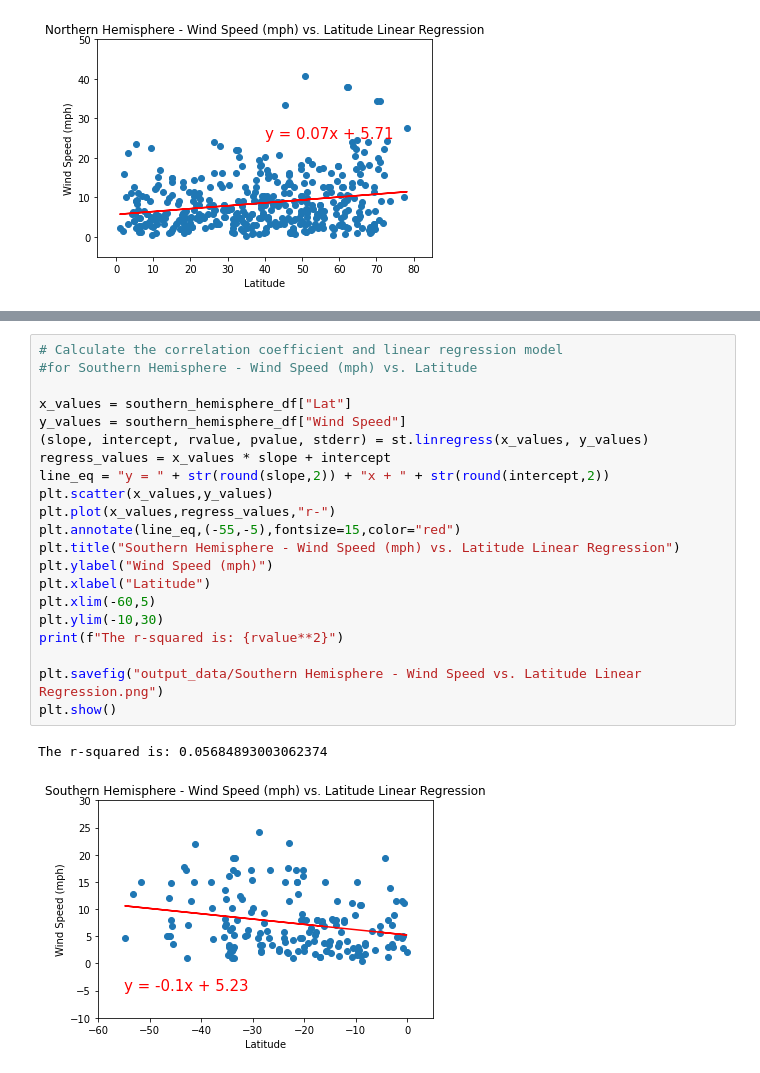
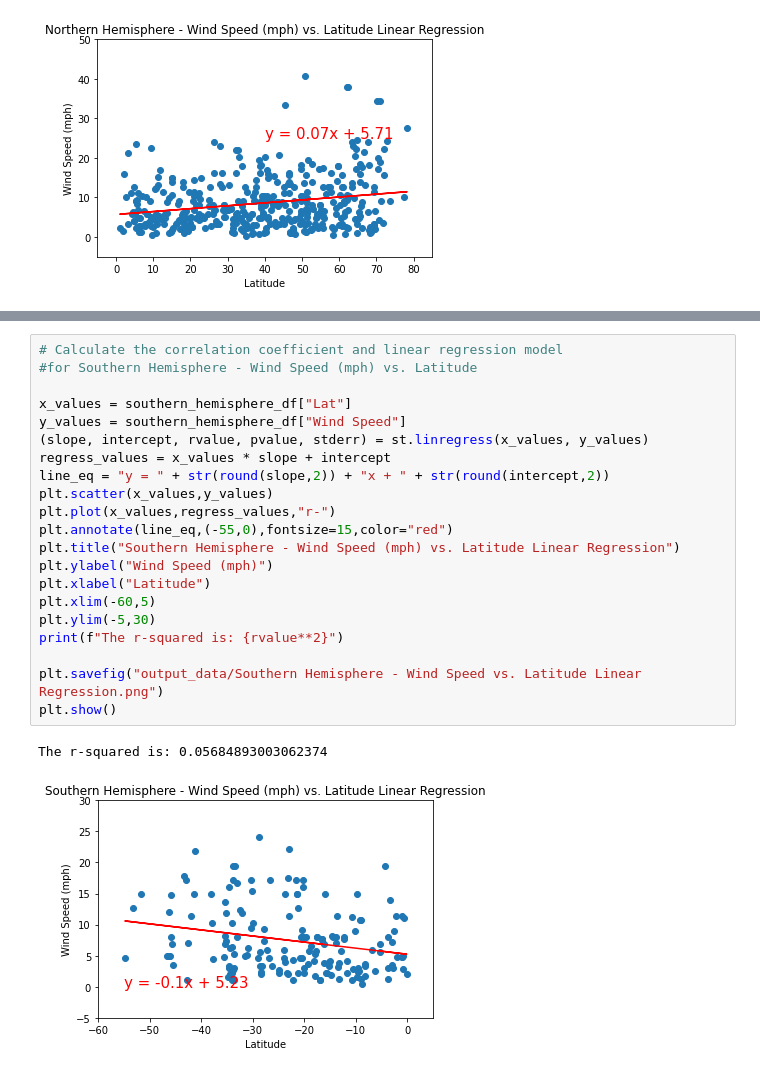
Before and after one commit to RH-cmd/python-api-challenge, a Jupyter notebook: WeatherPy/WeatherPy.ipynb, the cells around one changed output, grey strips where cells are left out. Drawn from its saved outputs; the diff is of its cells as text.

```diff
--- a/WeatherPy/WeatherPy.ipynb
+++ b/WeatherPy/WeatherPy.ipynb
@@ -466,24 +484,24 @@ The r-squared is: 0.048716807700892456
 # %%
 # Calculate the correlation coefficient and linear regression model
 #for Southern Hemisphere - Wind Speed (mph) vs. Latitude
 
 x_values = southern_hemisphere_df["Lat"]
 y_values = southern_hemisphere_df["Wind Speed"]
 (slope, intercept, rvalue, pvalue, stderr) = st.linregress(x_values, y_values)
 regress_values = x_values * slope + intercept
 line_eq = "y = " + str(round(slope,2)) + "x + " + str(round(intercept,2))
 plt.scatter(x_values,y_values)
 plt.plot(x_values,regress_values,"r-")
-plt.annotate(line_eq,(-55,-5),fontsize=15,color="red")
+plt.annotate(line_eq,(-55,0),fontsize=15,color="red")
 plt.title("Southern Hemisphere - Wind Speed (mph) vs. Latitude Linear Regression")
 plt.ylabel("Wind Speed (mph)")
 plt.xlabel("Latitude")
 plt.xlim(-60,5)
-plt.ylim(-10,30)
+plt.ylim(-5,30)
 print(f"The r-squared is: {rvalue**2}")
 
 plt.savefig("output_data/Southern Hemisphere - Wind Speed vs. Latitude Linear Regression.png")
 plt.show()
 # %% [output]
 The r-squared is: 0.05684893003062374
-[figure, old version]
+[figure, new version]
```
Also changed, not shown: parts of 14 cells of this notebook, 1 other file.
